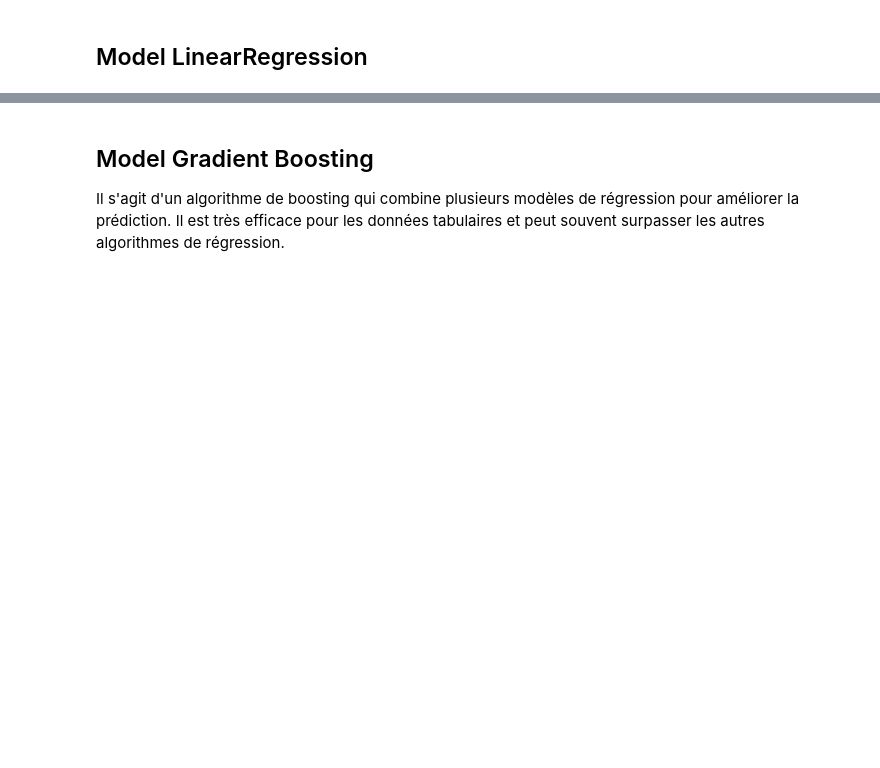
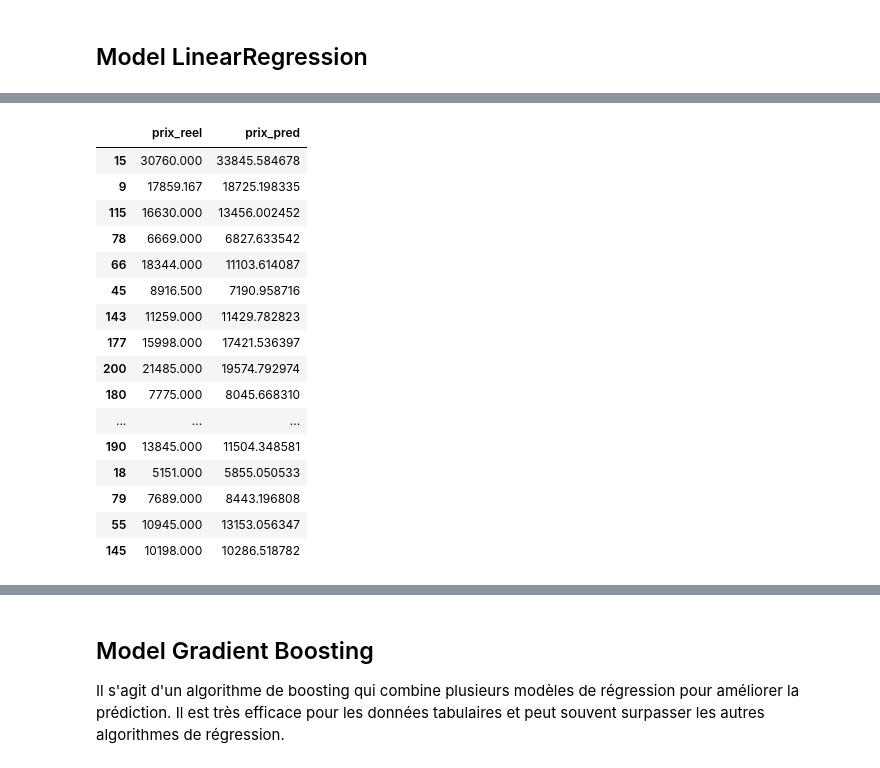
Before and after one commit to vanstavelD/appli_car_price_estimate, a Jupyter notebook: models/ml.ipynb, the cells around one changed output, grey strips where cells are left out. Saved outputs shown, nothing was run; the diff lists cells and outputs as text; code cells hidden in the pictures; blank space fills up the shorter version.

```diff
--- a/models/ml.ipynb
+++ b/models/ml.ipynb
@@ -145,0 +201,30 @@ R2 score: 0.842138020201997
+# %%
+# Entraîner le modèle avec les données d'entraînement
+grid_search.fit(X_train, y_train)
+
+# Prédire les valeurs de la variable cible pour les données de test
+y_pred = grid_search.predict(X_test)
+
+# Créer un dataframe avec les prix réels et les prix prédits
+df_prix_predict = pd.DataFrame({'prix_reel': y_test, 'prix_pred': y_pred})
+
+# Afficher les 10 premières lignes du dataframe
+df_prix_predict.head(20)
+# %% [output]
+|  | prix_reel | prix_pred |
+| 15 | 30760.000 | 33845.584678 |
+| 9 | 17859.167 | 18725.198335 |
+| 115 | 16630.000 | 13456.002452 |
+| 78 | 6669.000 | 6827.633542 |
+| 66 | 18344.000 | 11103.614087 |
+| 45 | 8916.500 | 7190.958716 |
+| 143 | 11259.000 | 11429.782823 |
+| 177 | 15998.000 | 17421.536397 |
+| 200 | 21485.000 | 19574.792974 |
+| 180 | 7775.000 | 8045.668310 |
+| ... | ... | ... |
+| 190 | 13845.000 | 11504.348581 |
+| 18 | 5151.000 | 5855.050533 |
+| 79 | 7689.000 | 8443.196808 |
+| 55 | 10945.000 | 13153.056347 |
+| 145 | 10198.000 | 10286.518782 |
```
Also changed, not shown: parts of 10 cells of this notebook, 8 other files.
